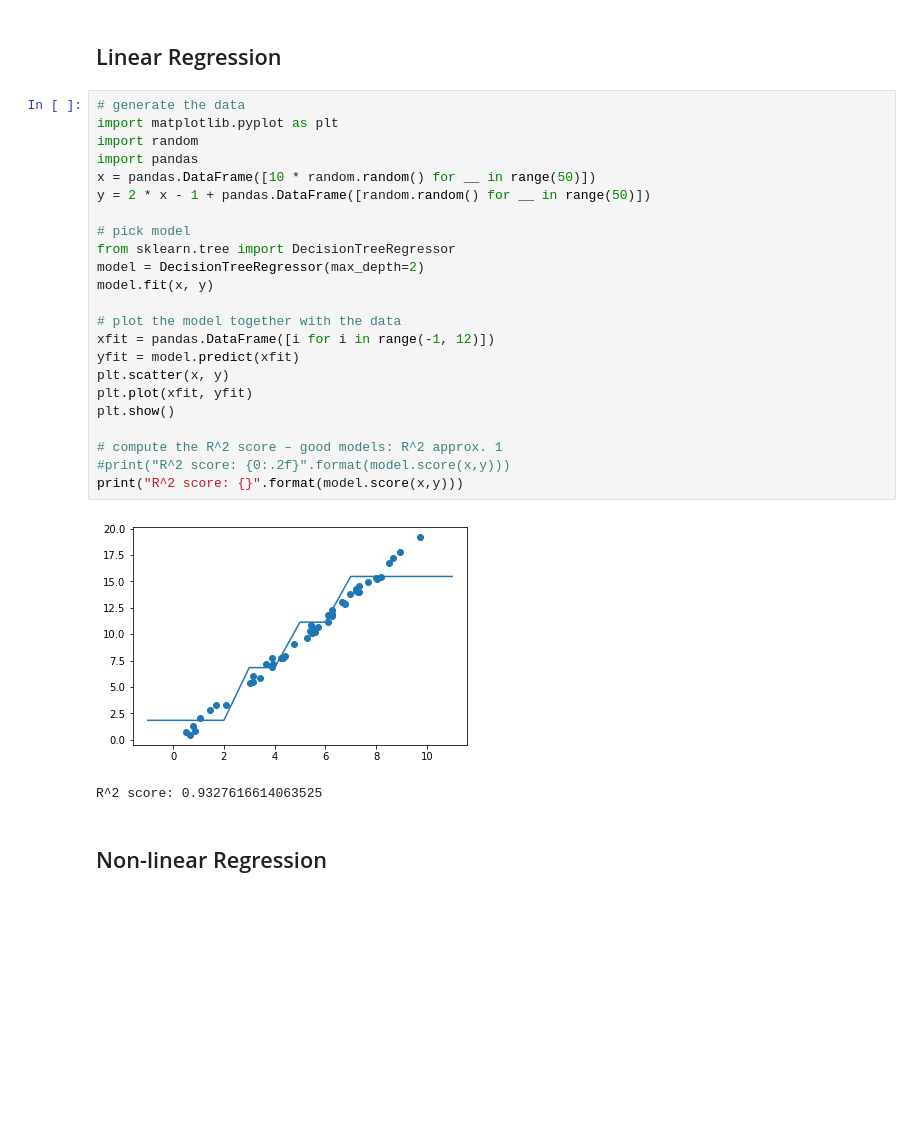
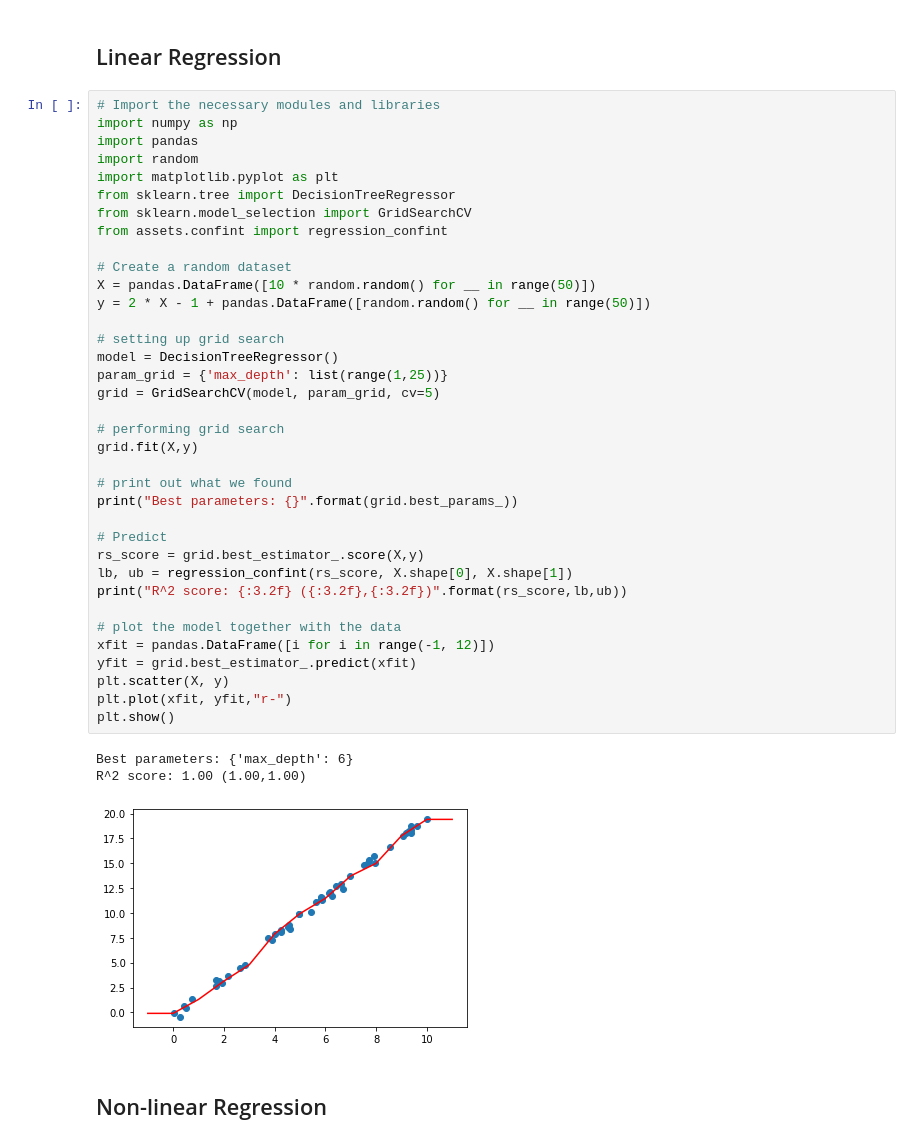
Before and after one commit to lutzhamel/CSC310, a Jupyter notebook: notes/16a-regression.ipynb, the cells around one changed output. Drawn from its saved outputs; the diff is of its cells as text; blank space fills up the shorter version.

```diff
--- a/notes/16a-regression.ipynb
+++ b/notes/16a-regression.ipynb
@@ -3,31 +18,45 @@
 # %% [markdown]
 ## Linear Regression
 # %%
-# generate the data
+# Import the necessary modules and libraries
+import numpy as np
+import pandas
+import random
 import matplotlib.pyplot as plt
-import random
-import pandas
-x = pandas.DataFrame([10 * random.random() for __ in range(50)])
-y = 2 * x - 1 + pandas.DataFrame([random.random() for __ in range(50)])
+from sklearn.tree import DecisionTreeRegressor
+from sklearn.model_selection import GridSearchCV
+from assets.confint import regression_confint
 
-# pick model
-from sklearn.tree import DecisionTreeRegressor
-model = DecisionTreeRegressor(max_depth=2)
-model.fit(x, y)
+# Create a random dataset
+X = pandas.DataFrame([10 * random.random() for __ in range(50)])
+y = 2 * X - 1 + pandas.DataFrame([random.random() for __ in range(50)])
+
+# setting up grid search
+model = DecisionTreeRegressor()
+param_grid = {'max_depth': list(range(1,25))}
+grid = GridSearchCV(model, param_grid, cv=5)
+
+# performing grid search
+grid.fit(X,y)
+
+# print out what we found
+print("Best parameters: {}".format(grid.best_params_))
+
+# Predict
+rs_score = grid.best_estimator_.score(X,y)
+lb, ub = regression_confint(rs_score, X.shape[0], X.shape[1])
+print("R^2 score: {:3.2f} ({:3.2f},{:3.2f})".format(rs_score,lb,ub))
 
 # plot the model together with the data
 xfit = pandas.DataFrame([i for i in range(-1, 12)])
-yfit = model.predict(xfit)
-plt.scatter(x, y)
-plt.plot(xfit, yfit)
+yfit = grid.best_estimator_.predict(xfit)
+plt.scatter(X, y)
+plt.plot(xfit, yfit,"r-")
 plt.show()
-
-# compute the R^2 score – good models: R^2 approx. 1
-#print("R^2 score: {0:.2f}".format(model.score(x,y)))
-print("R^2 score: {}".format(model.score(x,y)))
 # %% [output]
+Best parameters: {'max_depth': 6}
+R^2 score: 1.00 (1.00,1.00)
-[figure, old version]
+[figure, new version]
-R^2 score: 0.9327616614063525
 # %% [markdown]
 ## Non-linear Regression
 # %%
```
Also changed, not shown: parts of 9 cells of this notebook, 12 other files.
